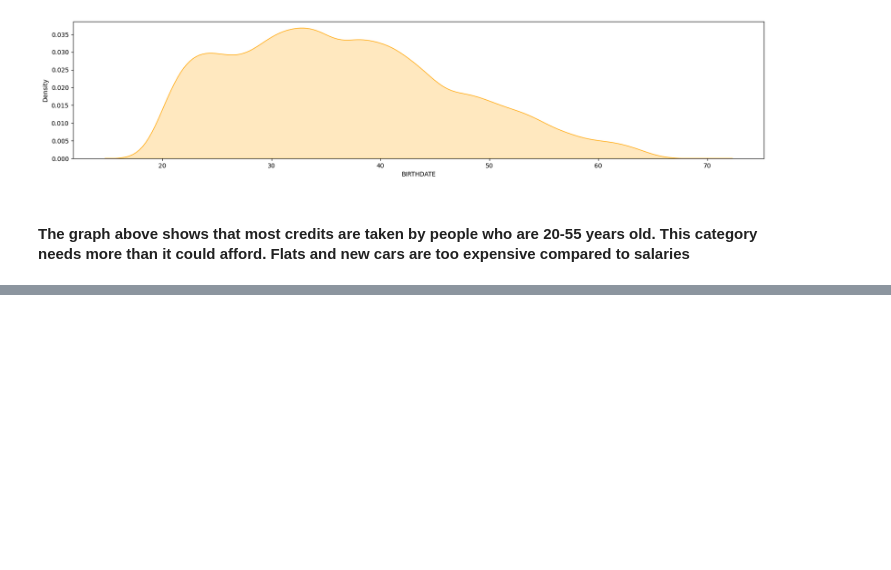
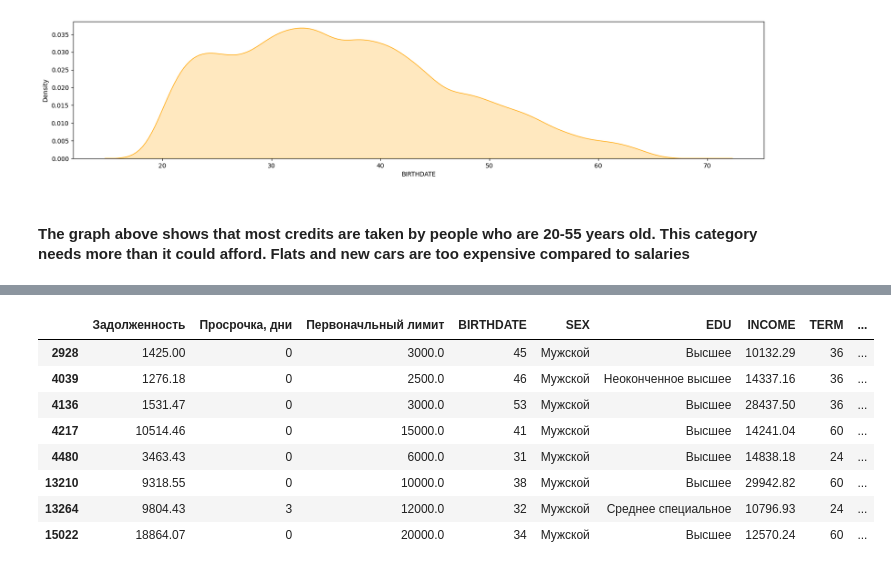
Before and after one commit to Ultraluxe25/BNB-Data-Scientist, a Jupyter notebook: kapturov_bnb.ipynb, the cells around one changed output, grey strips where cells are left out. Cells and saved outputs as stored; diff of their text form; code cells hidden in the pictures; blank space fills up the shorter version.

```diff
--- a/kapturov_bnb.ipynb
+++ b/kapturov_bnb.ipynb
@@ -225,0 +290,12 @@ sns.kdeplot(data=data, x='BIRTHDATE', color='orange', fill=True);
+# %%
+data[data['INCOME'] > 10000]
+# %% [output]
+|  | Задолженность | Просрочка, дни | Первоначльный лимит | BIRTHDATE | SEX | EDU | INCOME | TERM | ... |
+| 2928 | 1425.00 | 0 | 3000.0 | 45 | Мужской | Высшее | 10132.29 | 36 | ... |
+| 4039 | 1276.18 | 0 | 2500.0 | 46 | Мужской | Неоконченное высшее | 14337.16 | 36 | ... |
+| 4136 | 1531.47 | 0 | 3000.0 | 53 | Мужской | Высшее | 28437.50 | 36 | ... |
+| 4217 | 10514.46 | 0 | 15000.0 | 41 | Мужской | Высшее | 14241.04 | 60 | ... |
+| 4480 | 3463.43 | 0 | 6000.0 | 31 | Мужской | Высшее | 14838.18 | 24 | ... |
+| 13210 | 9318.55 | 0 | 10000.0 | 38 | Мужской | Высшее | 29942.82 | 60 | ... |
+| 13264 | 9804.43 | 3 | 12000.0 | 32 | Мужской | Среднее специальное | 10796.93 | 24 | ... |
+| 15022 | 18864.07 | 0 | 20000.0 | 34 | Мужской | Высшее | 12570.24 | 60 | ... |
```
Also changed, not shown: parts of 39 cells of this notebook.
